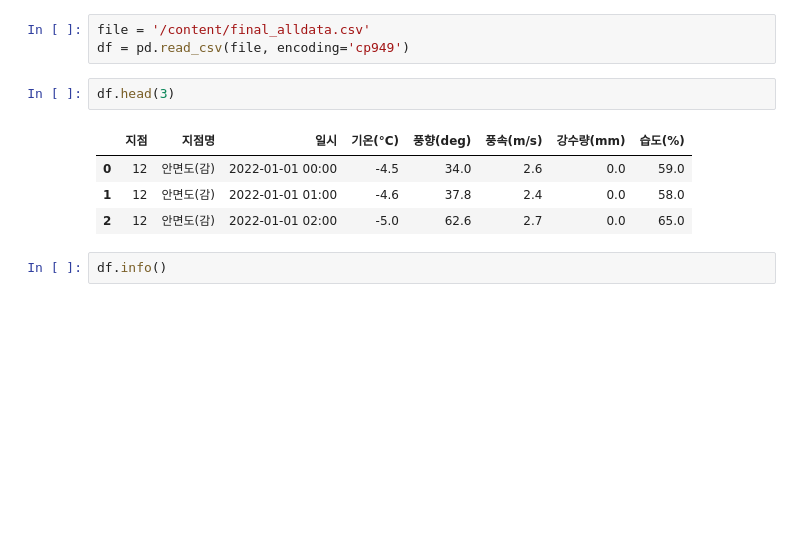
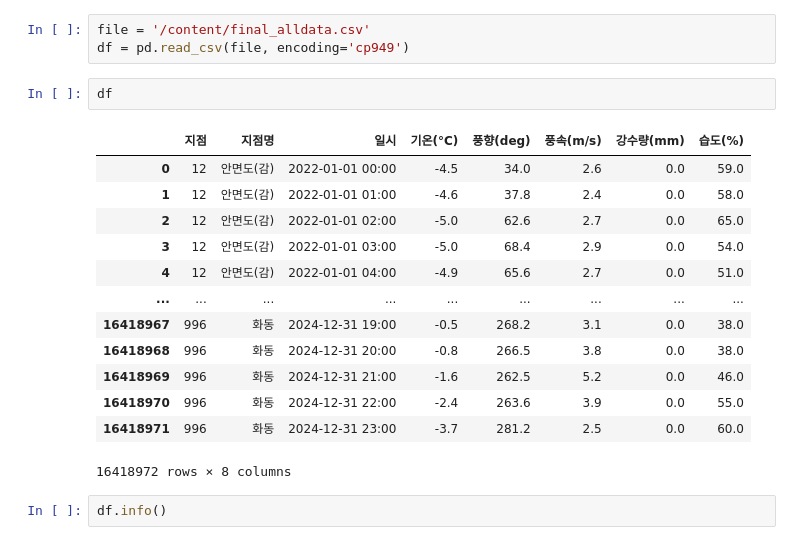
Before and after one commit to stripe2933/20251R0136COSE47101, a Jupyter notebook: 2022320069/기상데이터처리.ipynb, the cells around one changed output. Saved outputs shown, nothing was run; the diff lists cells and outputs as text; blank space fills up the shorter version.

```diff
--- a/2022320069/기상데이터처리.ipynb
+++ b/2022320069/기상데이터처리.ipynb
@@ -55,12 +57,21 @@ cleaned_df.to_csv('cleaned_alldata.csv', index=False, encoding='cp949')
 file = '/content/final_alldata.csv'
 df = pd.read_csv(file, encoding='cp949')
 # %%
-df.head(3)
+df
 # %% [output]
 |  | 지점 | 지점명 | 일시 | 기온(°C) | 풍향(deg) | 풍속(m/s) | 강수량(mm) | 습도(%) |
 | 0 | 12 | 안면도(감) | 2022-01-01 00:00 | -4.5 | 34.0 | 2.6 | 0.0 | 59.0 |
 | 1 | 12 | 안면도(감) | 2022-01-01 01:00 | -4.6 | 37.8 | 2.4 | 0.0 | 58.0 |
 | 2 | 12 | 안면도(감) | 2022-01-01 02:00 | -5.0 | 62.6 | 2.7 | 0.0 | 65.0 |
+| 3 | 12 | 안면도(감) | 2022-01-01 03:00 | -5.0 | 68.4 | 2.9 | 0.0 | 54.0 |
+| 4 | 12 | 안면도(감) | 2022-01-01 04:00 | -4.9 | 65.6 | 2.7 | 0.0 | 51.0 |
+| ... | ... | ... | ... | ... | ... | ... | ... | ... |
+| 16418967 | 996 | 화동 | 2024-12-31 19:00 | -0.5 | 268.2 | 3.1 | 0.0 | 38.0 |
+| 16418968 | 996 | 화동 | 2024-12-31 20:00 | -0.8 | 266.5 | 3.8 | 0.0 | 38.0 |
+| 16418969 | 996 | 화동 | 2024-12-31 21:00 | -1.6 | 262.5 | 5.2 | 0.0 | 46.0 |
+| 16418970 | 996 | 화동 | 2024-12-31 22:00 | -2.4 | 263.6 | 3.9 | 0.0 | 55.0 |
+| 16418971 | 996 | 화동 | 2024-12-31 23:00 | -3.7 | 281.2 | 2.5 | 0.0 | 60.0 |
+16418972 rows × 8 columns
 # %%
 df.info()
 # %% [output]
```
Also changed, not shown: parts of 18 cells of this notebook, 9 other files.
